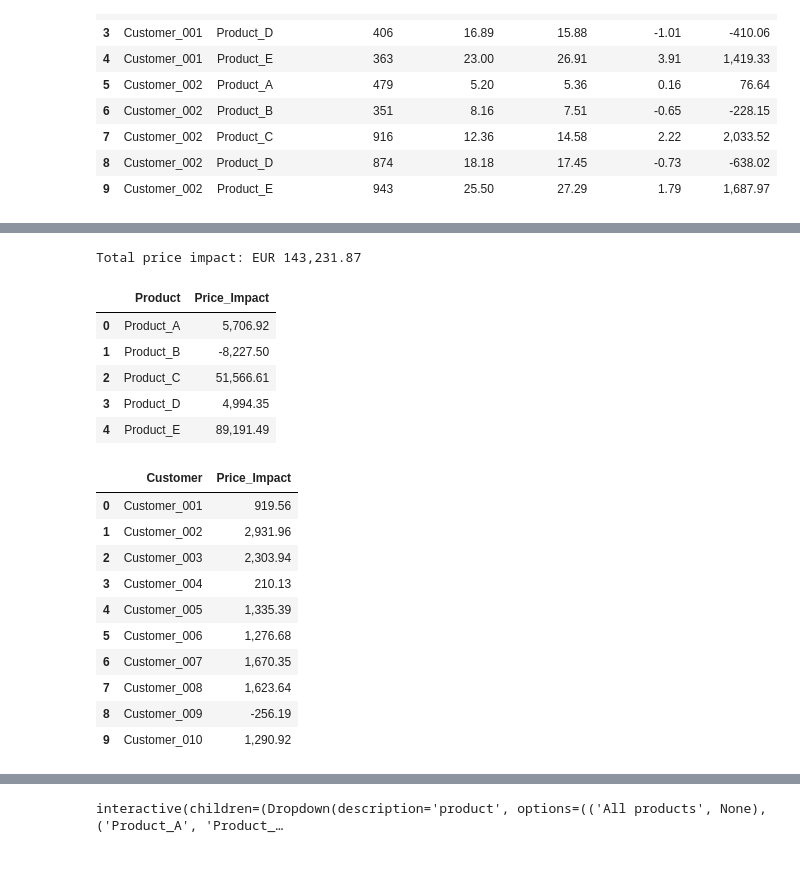
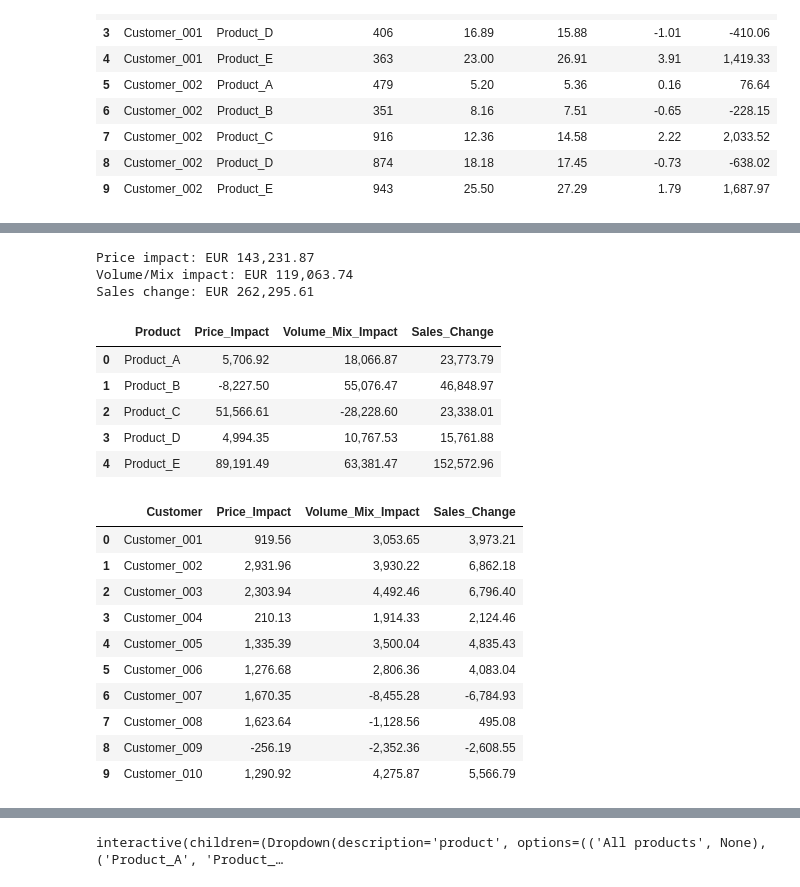
Before and after one commit to StoyanBachvarov/High-School-Math-Exam, a Jupyter notebook: sales_variance_analysis_implementation.ipynb, the cells around one changed output, grey strips where cells are left out. Drawn from its saved outputs; the diff is of its cells as text; code cells hidden in the pictures.

```diff
--- a/sales_variance_analysis_implementation.ipynb
+++ b/sales_variance_analysis_implementation.ipynb
@@ -101,0 +106,14 @@ The customer table below shows the first ten rows. `customer_summary` contains a
+# %%
+comparison['Quantity_Change'] = (
+    comparison['Quantity_Current'] - comparison['Quantity_Previous']
+)
+comparison['Volume_Mix_Impact'] = (
+    comparison['Quantity_Change'] * comparison['Price_Current']
+).round(2)
+comparison['Sales_Change'] = (
+    comparison['Sales_Current'] - comparison['Sales_Previous']
+).round(2)
+
+volume_columns = ['Customer', 'Product', 'Quantity_Previous', 'Quantity_Current',
+                  'Quantity_Change', 'Price_Current', 'Volume_Mix_Impact']
+comparison[volume_columns].head(10)
@@ -102,28 +140,36 @@ The customer table below shows the first ten rows. `customer_summary` contains a
 # %%
-product_summary = comparison.groupby('Product', as_index=False)['Price_Impact'].sum().round(2)
-customer_summary = comparison.groupby('Customer', as_index=False)['Price_Impact'].sum().round(2)
+impact_columns = ['Price_Impact', 'Volume_Mix_Impact', 'Sales_Change']
+product_summary = comparison.groupby('Product', as_index=False)[impact_columns].sum().round(2)
+customer_summary = comparison.groupby('Customer', as_index=False)[impact_columns].sum().round(2)
+
 total_price_impact = round(comparison['Price_Impact'].sum(), 2)
+total_volume_mix_impact = round(comparison['Volume_Mix_Impact'].sum(), 2)
+total_sales_change = round(comparison['Sales_Change'].sum(), 2)
 
-print(f'Total price impact: EUR {total_price_impact:,.2f}')
+print(f'Price impact: EUR {total_price_impact:,.2f}')
+print(f'Volume/Mix impact: EUR {total_volume_mix_impact:,.2f}')
+print(f'Sales change: EUR {total_sales_change:,.2f}')
 display(product_summary)
 display(customer_summary.head(10))
 # %% [output]
-Total price impact: EUR 143,231.87
+Price impact: EUR 143,231.87
+Volume/Mix impact: EUR 119,063.74
+Sales change: EUR 262,295.61
-|  | Product | Price_Impact |
-| 0 | Product_A | 5,706.92 |
-| 1 | Product_B | -8,227.50 |
-| 2 | Product_C | 51,566.61 |
-| 3 | Product_D | 4,994.35 |
-| 4 | Product_E | 89,191.49 |
+|  | Product | Price_Impact | Volume_Mix_Impact | Sales_Change |
+| 0 | Product_A | 5,706.92 | 18,066.87 | 23,773.79 |
+| 1 | Product_B | -8,227.50 | 55,076.47 | 46,848.97 |
+| 2 | Product_C | 51,566.61 | -28,228.60 | 23,338.01 |
+| 3 | Product_D | 4,994.35 | 10,767.53 | 15,761.88 |
+| 4 | Product_E | 89,191.49 | 63,381.47 | 152,572.96 |
-|  | Customer | Price_Impact |
-| 0 | Customer_001 | 919.56 |
-| 1 | Customer_002 | 2,931.96 |
-| 2 | Customer_003 | 2,303.94 |
-| 3 | Customer_004 | 210.13 |
-| 4 | Customer_005 | 1,335.39 |
-| 5 | Customer_006 | 1,276.68 |
-| 6 | Customer_007 | 1,670.35 |
-| 7 | Customer_008 | 1,623.64 |
-| 8 | Customer_009 | -256.19 |
-| 9 | Customer_010 | 1,290.92 |
+|  | Customer | Price_Impact | Volume_Mix_Impact | Sales_Change |
+| 0 | Customer_001 | 919.56 | 3,053.65 | 3,973.21 |
+| 1 | Customer_002 | 2,931.96 | 3,930.22 | 6,862.18 |
+| 2 | Customer_003 | 2,303.94 | 4,492.46 | 6,796.40 |
+| 3 | Customer_004 | 210.13 | 1,914.33 | 2,124.46 |
+| 4 | Customer_005 | 1,335.39 | 3,500.04 | 4,835.43 |
+| 5 | Customer_006 | 1,276.68 | 2,806.36 | 4,083.04 |
+| 6 | Customer_007 | 1,670.35 | -8,455.28 | -6,784.93 |
+| 7 | Customer_008 | 1,623.64 | -1,128.56 | 495.08 |
+| 8 | Customer_009 | -256.19 | -2,352.36 | -2,608.55 |
+| 9 | Customer_010 | 1,290.92 | 4,275.87 | 5,566.79 |
 # %% [markdown]
```
Also changed, not shown: parts of 21 cells of this notebook.
